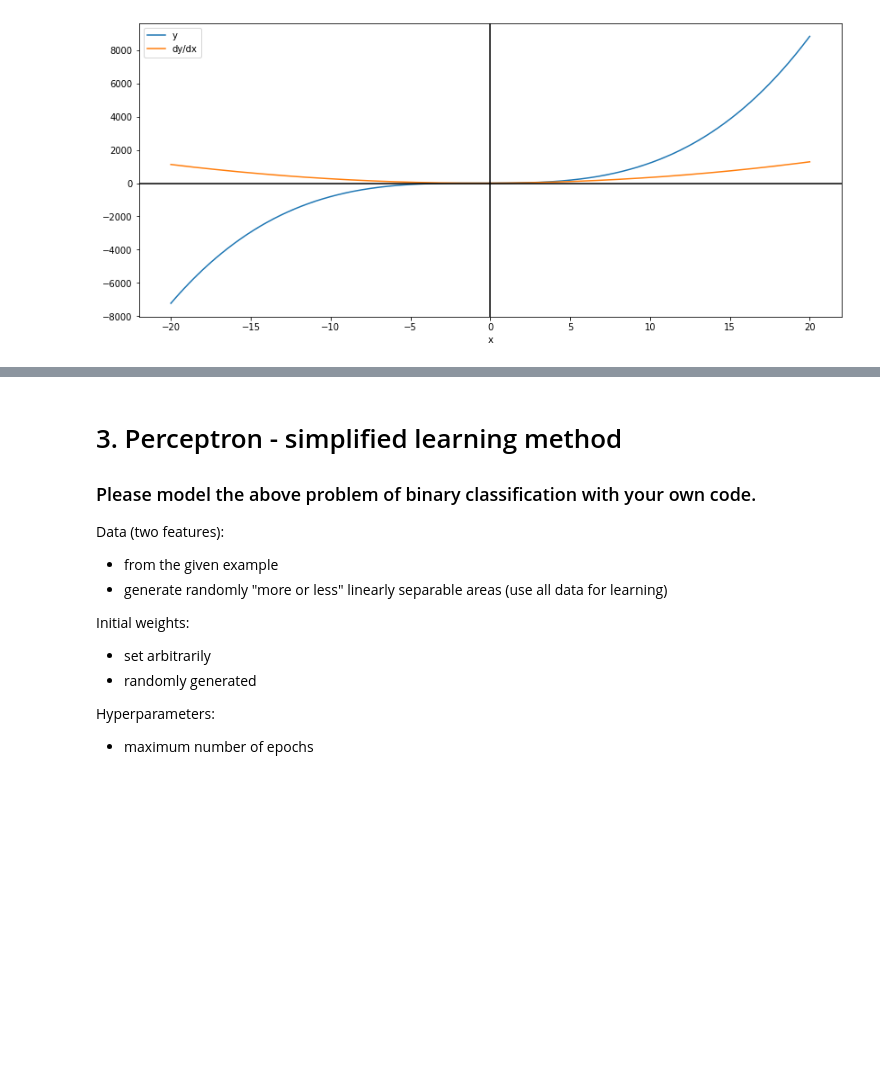
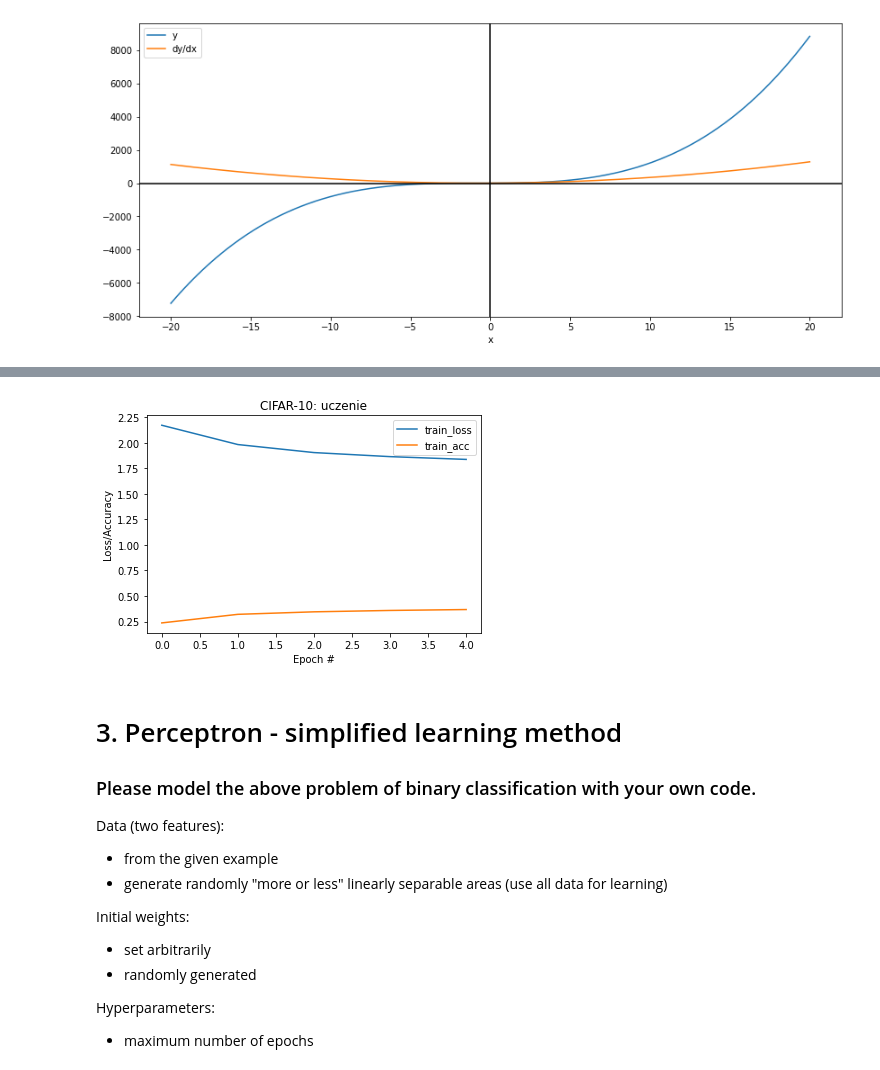
Before and after one commit to pajelonek/deep_learning_lab, a Jupyter notebook: lab1/Lab1.ipynb, the cells around one changed output, grey strips where cells are left out. Cells and saved outputs as stored; diff of their text form; code cells hidden in the pictures; blank space fills up the shorter version.

```diff
--- a/lab1/Lab1.ipynb
+++ b/lab1/Lab1.ipynb
@@ -349,0 +357,78 @@ _ = plt.xlabel('x')
+# %%
+class KerasTemplate:
+    """A simple keras deep learning template with sequential API"""
+
+    def __init__(self, epochs: int, batch: int, lr0: float):
+        self.epochs = epochs
+        self.batch = batch
+        self.lr0 = lr0
+        self.trainX = []
+        self.trainY = []
+        self.testX = []
+        self.testY = []
+        self.shapeI = []
+        self.classes = 0
+        self.model = None
+        self.h = None
+        self.predictions = []
+
+    def load_data(self, train_x: np.ndarray, train_y: np.ndarray, test_x: np.ndarray, test_y: np.ndarray) -> None:
+        lb = LabelBinarizer()
+        self.trainY = lb.fit_transform(train_y)
+        self.testY = lb.transform(test_y)
+        self.trainX = train_x.astype("float32") /255.0
+        self.testX = test_x.astype("float32") /255.0
+        self.create_model()
+
+    def create_model(self) -> None:
+        self.shapeI = self.trainX.shape[1:4]
+        self.classes = self.trainY.shape[1]  #ile_klas
+        #feature extraction
+        self.model=Sequential()
+        self.model.add(Input(shape=self.shapeI))
+        self.model.add(Conv2D(32, (3,3), padding="same"))
+        self.model.add(Activation('relu'))
+
+        #klasyfikator
+        self.model.add(Flatten())
+        self.model.add(Dense(self.classes))
+        self.model.add(Activation('softmax'))  #sigmoid dla dwóch klas
+        self.compile()
+
+    def compile(self) -> None:
+        opt=SGD(momentum=0.4, learning_rate=self.lr0)
+        self.model.compile(optimizer=opt, loss='categorical_crossentropy', metrics=['accuracy'])
+
+    def fit(self) -> None:
+        self.h = self.model.fit(self.trainX, self.trainY, batch_size=self.batch, epochs=self.epochs)
+
+    def evaluate(self):
+        loss, accuracy = self.model.evaluate(self.testX, self.testY)
+        return loss, accuracy
+
+    def predict(self):
+        self.predictions = self.model.predict(self.testX)
+        return self.predictions
+
+    def print_report(self) -> None:
+        n = np.arange(0, self.epochs)
+        title="CIFAR-10: uczenie"
+        plt.figure()
+        plt.plot(n, self.h.history["loss"], label="train_loss")
+        plt.plot(n, self.h.history["accuracy"], label="train_acc")
+        plt.title(title)
+        plt.xlabel("Epoch #")
+        plt.ylabel("Loss/Accuracy")
+        plt.legend()
+        plt.show()
+epochS=5
+batch=128
+lr0=1e-3
+(trainX, trainY), (testX, testY)= cifar10.load_data()
+
+kerasTemplate = KerasTemplate(epochS, batch, lr0)
+kerasTemplate.load_data(trainX, trainY, testX, testY)
+kerasTemplate.fit()
+print(kerasTemplate.predict())
+kerasTemplate.print_report()
+# %% [output]
@@ -350,3 +452,4 @@ _ = plt.xlabel('x')
+[figure, added]
 # %% [markdown]
 # 3. Perceptron - simplified learning method
 ### Please model the above problem of binary classification with your own code.
```
Also changed, not shown: parts of 3 cells of this notebook.
